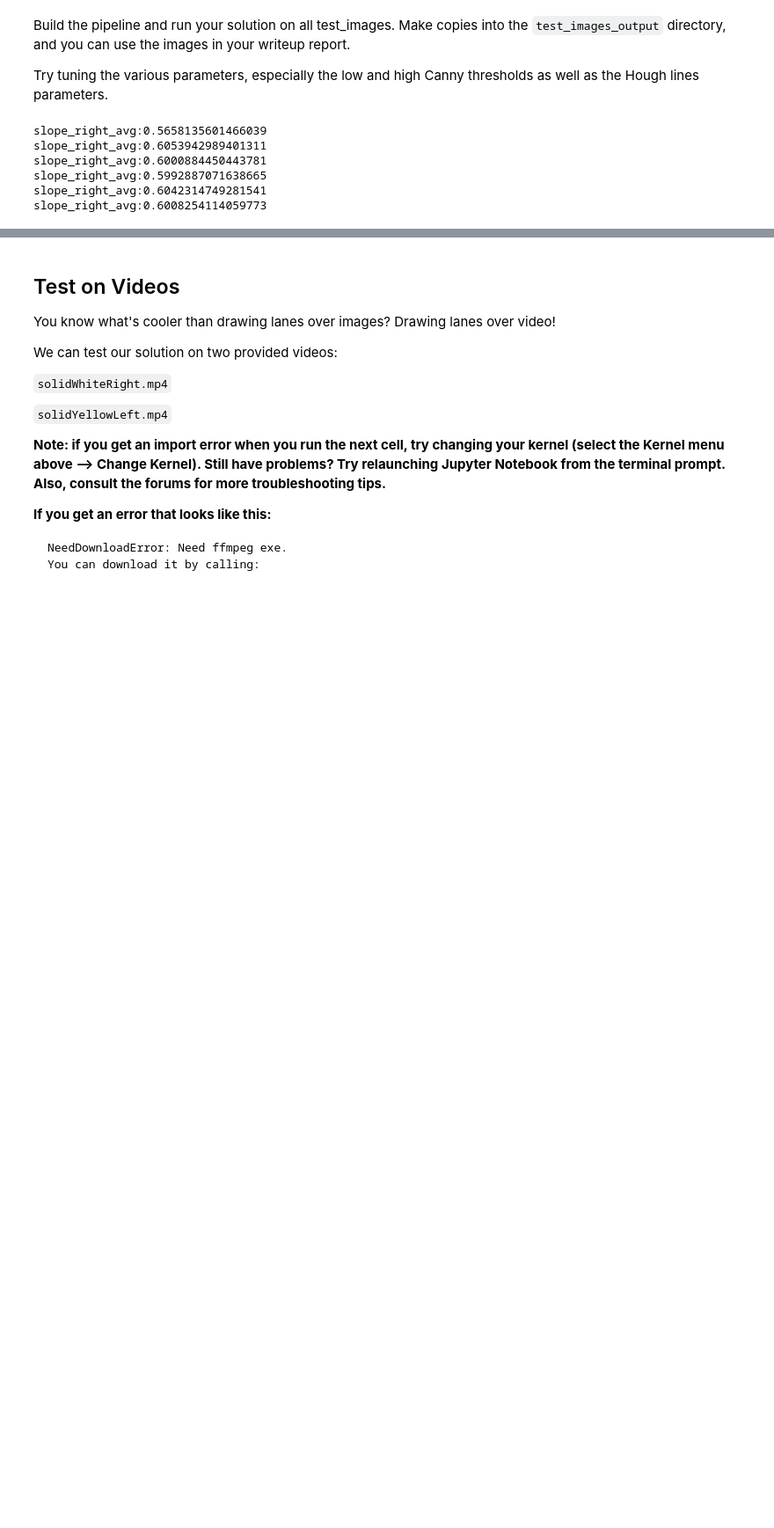
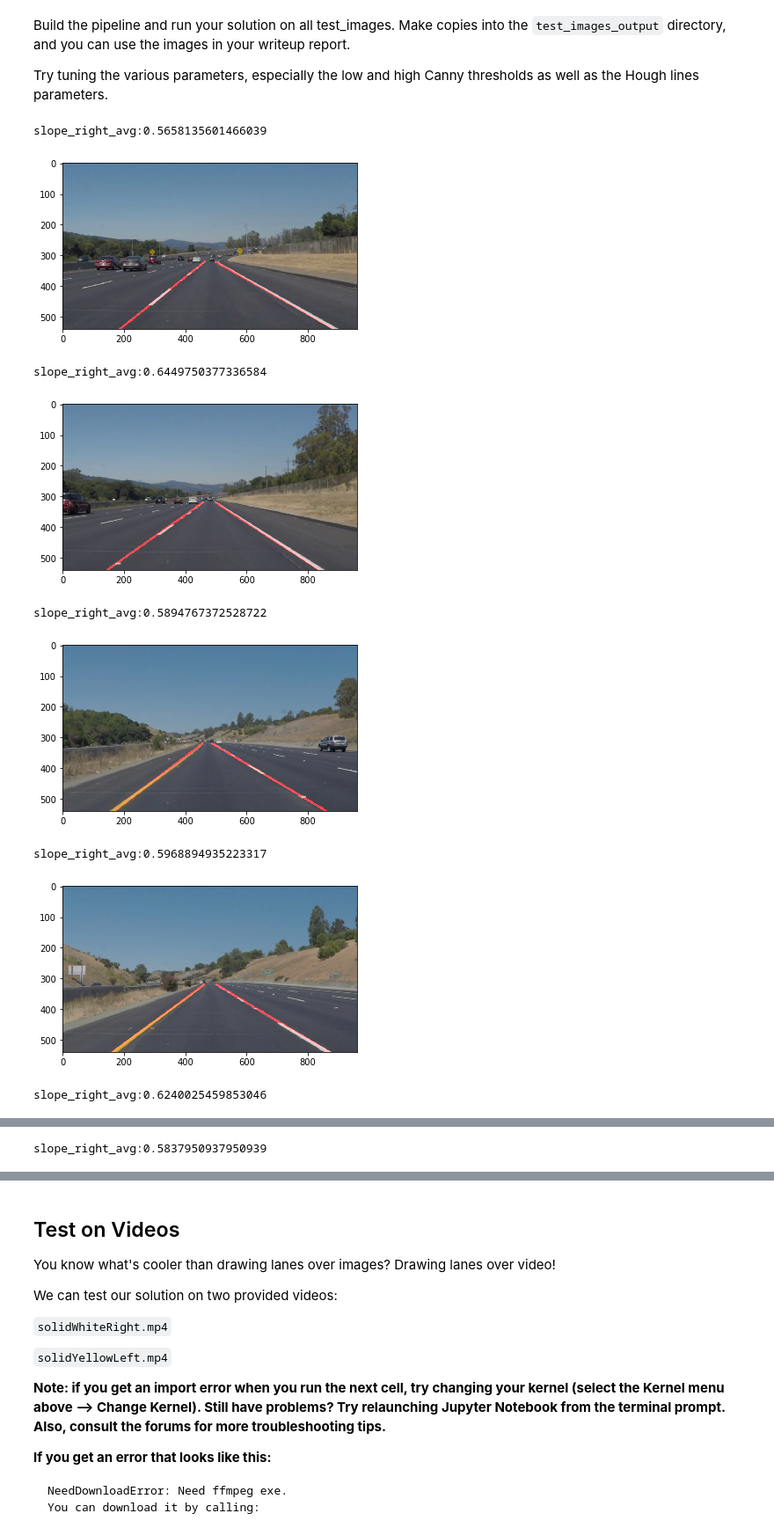
Before and after one commit to cahya-wirawan/SDC-LaneLines-P1, a Jupyter notebook: P1.ipynb, the cells around one changed output, grey strips where cells are left out. Shown at 88% size. Cells and saved outputs as stored; diff of their text form; code cells hidden in the pictures; blank space fills up the shorter version.

Commit message:
Ignore any slopes that has big change comparing to the last slope

```diff
--- a/P1.ipynb
+++ b/P1.ipynb
@@ -137,6 +137,16 @@ def region_of_interest(img, vertices):
     masked_image = cv2.bitwise_and(img, mask)
     return masked_image
 
+def init_list():
+    global slopelist_left
+    global slopelist_right
+    global quelist_left
+    global quelist_right
+    slopelist_left.clear()
+    slopelist_right.clear()
+    xlist_left.clear()
+    xlist_right.clear()
+
 def draw_lines(img, lines, color=[255, 0, 0], thickness=2):
     """
     NOTE: this is the function you might want to use as a starting point once you want to
@@ -174,12 +184,19 @@ def draw_lines(img, lines, color=[255, 0, 0], thickness=2):
     right_up_min = float("inf")
     old_left_y_min = float("inf")
     old_right_y_min = float("inf")
+    slope_left_last = 0
+    slope_right_last = 0
     for line in lines:
         for x1,y1,x2,y2 in line:
             slope = ((y2-y1)/(x2-x1))
             if abs(slope) < 0.5:
                 continue
             if slope < 0:
+                slope_diff = abs(slope_left_last - slope)
+                # print("left slope:{}, diff:{}".format(slope, slope_diff))
+                if abs(slope_left_last - slope)>0.2 and slope_left_last != 0:
+                    continue
+                slope_left_last = slope
                 slope_left += slope
                 lines_left.append([x1,y1,x2,y2])
                 y_min = y2
@@ -187,6 +204,11 @@ def draw_lines(img, lines, color=[255, 0, 0], thickness=2):
                     point_left_up = [x2,y2]
                     old_left_y_min = y_min
             else:
+                slope_diff = abs(slope_right_last - slope)
+                # print("right slope:{}, diff:{}".format(slope, slope_diff))
+                if abs(slope_right_last - slope)>0.2 and slope_right_last != 0:
+                    continue
+                slope_right_last = slope
                 slope_right += slope
                 lines_right.append([x1,y1,x2,y2])
                 y_min = y1
@@ -291,43 +313,48 @@ Try tuning the various parameters, especially the low and high Canny thresholds
 for image_path in test_images:
     image_path_in = os.path.join(TESTIMAGEDIR_IN, image_path)
     image_path_out = os.path.join(TESTIMAGEDIR_OUT, image_path)
+
+    init_list()
 
     img = mpimg.imread(image_path_in)
     img_gray = grayscale(img)
     # cv2.imwrite(os.path.join(TESTIMAGEDIR_OUT, "grayscale_" + image_path), img_gray)
 
     kernel_size = 5
     img_gray_blur = gaussian_blur(img_gray, kernel_size)
     # cv2.imwrite(os.path.join(TESTIMAGEDIR_OUT, "grayscale_blur_" + image_path), img_gray_blur)
 
     low_threshold = 50
     high_threshold = 220
     edges = canny(img_gray_blur, low_threshold, high_threshold)
     # cv2.imwrite(os.path.join(TESTIMAGEDIR_OUT, "edges_" + image_path), edges)
 
     imshape = img.shape
     vertices = np.array([[(0,imshape[0]),(450, 320), (490, 320), (imshape[1],imshape[0])]], dtype=np.int32)
     edges_masked = region_of_interest(edges, vertices)
 
     # cv2.imwrite(os.path.join(TESTIMAGEDIR_OUT, "edges_masked_" + image_path), edges_masked)
 
     rho = 2 # distance resolution in pixels of the Hough grid
     theta = np.pi/180 # angular resolution in radians of the Hough grid
     threshold = 15   # minimum number of votes (intersections in Hough grid cell)
     min_line_length = 40 #minimum number of pixels making up a line
     max_line_gap = 20    # maximum gap in pixels between connectable line segments
     # img_line = np.copy(img)*0 # creating a blank to draw lines on
     img_line = hough_lines(edges_masked, rho, theta, threshold, min_line_length, max_line_gap)
     # cv2.imwrite(os.path.join(TESTIMAGEDIR_OUT, "img_line_" + image_path), img_line)
 
     img_mixed = weighted_img(img_line, img)
-    # plt.imshow(img_mixed)
-    # plt.show()
+    plt.imshow(img_mixed)
+    plt.show()
     cv2.imwrite(image_path_out, img_mixed)
 # %% [output]
 slope_right_avg:0.5658135601466039
-slope_right_avg:0.6053942989401311
-slope_right_avg:0.6000884450443781
-slope_right_avg:0.5992887071638665
-slope_right_avg:0.6042314749281541
-slope_right_avg:0.6008254114059773
+[figure, added]
+slope_right_avg:0.6449750377336584
+[figure, added]
+slope_right_avg:0.5894767372528722
+[figure, added]
+slope_right_avg:0.5968894935223317
+[figure, added]
+slope_right_avg:0.6240025459853046
@@ -333,0 +362 @@ slope_right_avg:0.6008254114059773
+slope_right_avg:0.5837950937950939
```
Also changed, not shown: parts of 4 cells of this notebook, 8 other files.
